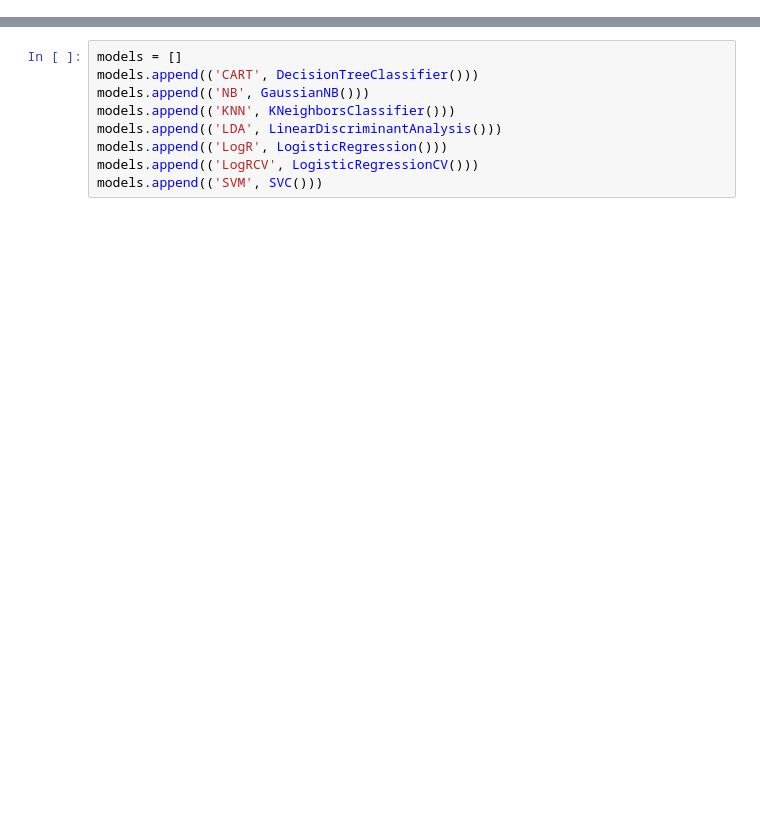
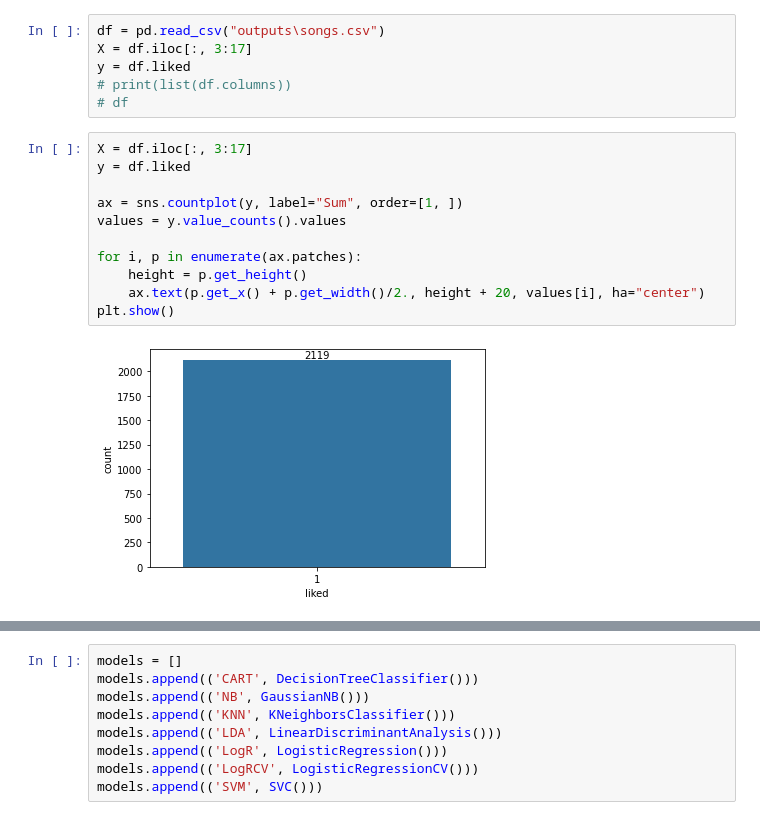
Before and after one commit to Hadryan/Personalized-Music-Recommendations, a Jupyter notebook: scikit_models.ipynb, the cells around one changed output, grey strips where cells are left out. Cells and saved outputs as stored; diff of their text form; blank space fills up the shorter version.

```diff
--- a/scikit_models.ipynb
+++ b/scikit_models.ipynb
@@ -0,0 +19,19 @@
+# %%
+df = pd.read_csv("outputs\songs.csv")
+X = df.iloc[:, 3:17]
+y = df.liked
+# print(list(df.columns))
+# df
+# %%
+X = df.iloc[:, 3:17]
+y = df.liked
+
+ax = sns.countplot(y, label="Sum", order=[1, ])
+values = y.value_counts().values
+
+for i, p in enumerate(ax.patches):
+    height = p.get_height()
+    ax.text(p.get_x() + p.get_width()/2., height + 20, values[i], ha="center")
+plt.show()
+# %% [output]
+[figure, added]
```
Also changed, not shown: parts of 17 cells of this notebook.
